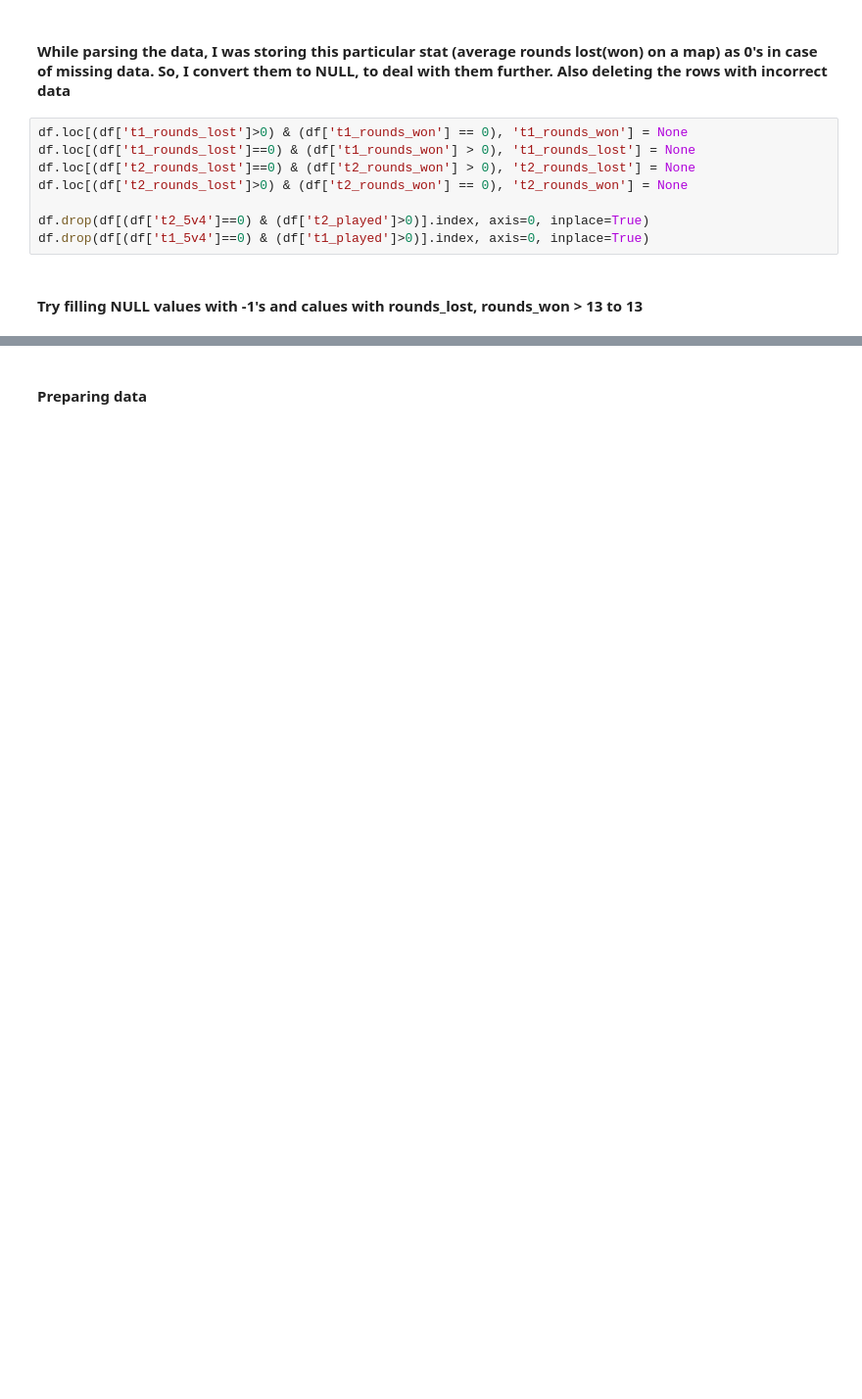
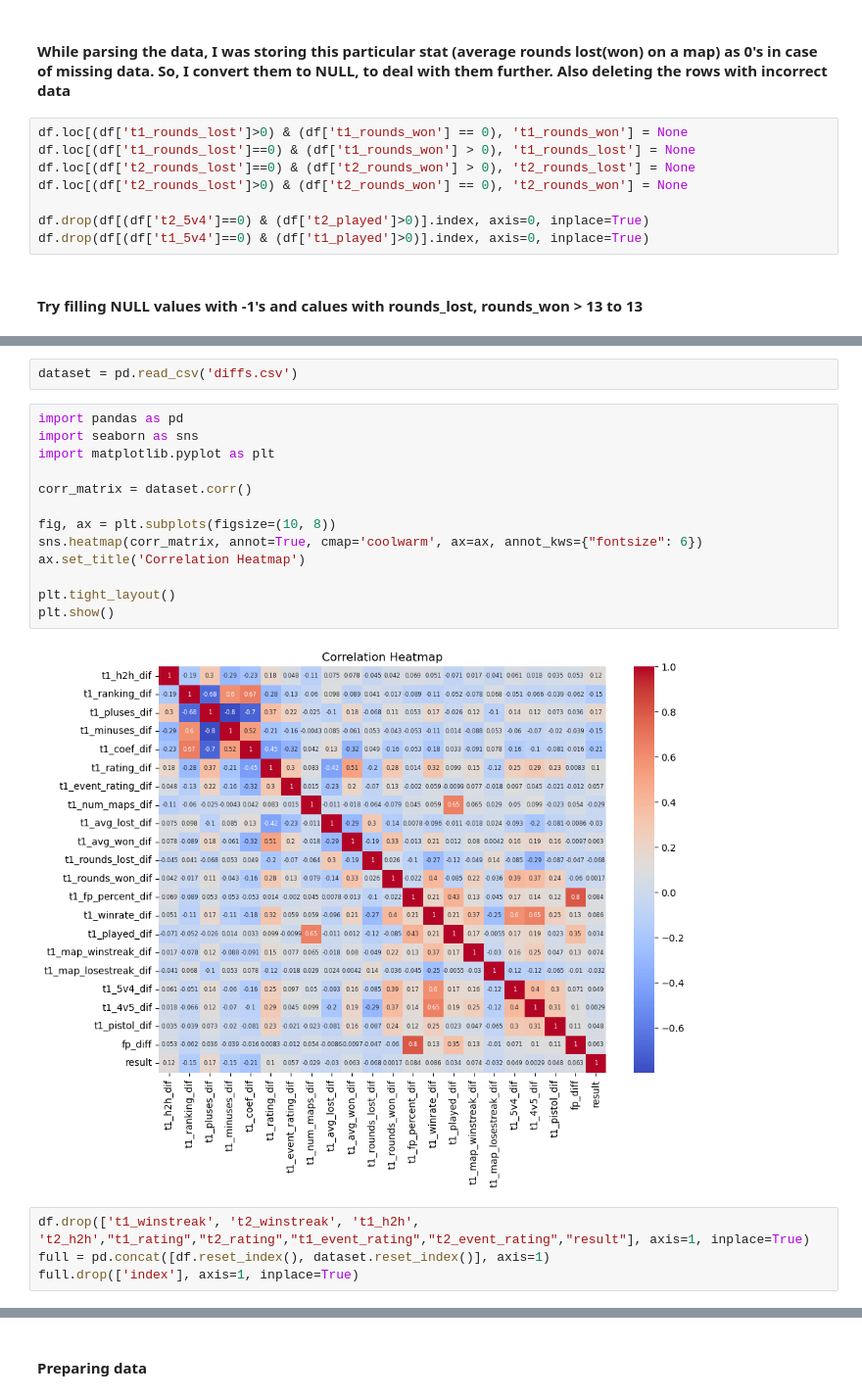
Before and after one commit to point516/hope, a Jupyter notebook: main.ipynb, the cells around one changed output, grey strips where cells are left out. Shown at 98% size. Saved outputs shown, nothing was run; the diff lists cells and outputs as text; blank space fills up the shorter version.

Commit message:
add final experiment with final dataset

```diff
--- a/main.ipynb
+++ b/main.ipynb
@@ -91,2 +105,23 @@ dataset['result'] = df['result']
 
 dataset.to_csv('diffs.csv', index=False)
+# %%
+dataset = pd.read_csv('diffs.csv')
+# %%
+import pandas as pd
+import seaborn as sns
+import matplotlib.pyplot as plt
+
+corr_matrix = dataset.corr()
+
+fig, ax = plt.subplots(figsize=(10, 8))
+sns.heatmap(corr_matrix, annot=True, cmap='coolwarm', ax=ax, annot_kws={"fontsize": 6})
+ax.set_title('Correlation Heatmap')
+
+plt.tight_layout()
+plt.show()
+# %% [output]
+[figure, added]
+# %%
+df.drop(['t1_winstreak', 't2_winstreak', 't1_h2h', 't2_h2h',"t1_rating","t2_rating","t1_event_rating","t2_event_rating","result"], axis=1, inplace=True)
+full = pd.concat([df.reset_index(), dataset.reset_index()], axis=1)
+full.drop(['index'], axis=1, inplace=True)
```
Also changed, not shown: parts of 42 cells of this notebook.
